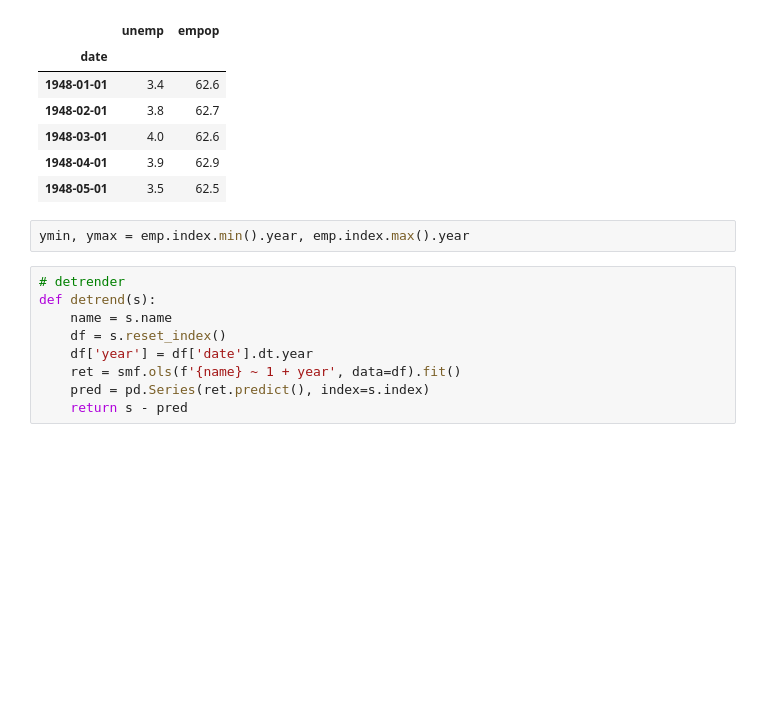
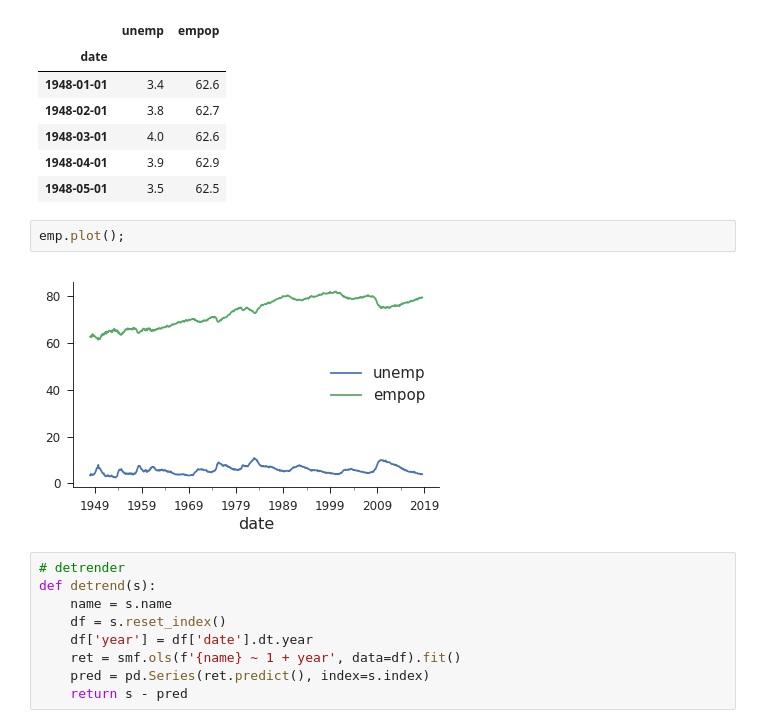
Before and after one commit to iamlemec/data_science, a Jupyter notebook: Session_2.ipynb, the cells around one changed output. Saved outputs shown, nothing was run; the diff lists cells and outputs as text; blank space fills up the shorter version.

```diff
--- a/Session_2.ipynb
+++ b/Session_2.ipynb
@@ -627,8 +713,10 @@ emp.head()
 | 1948-03-01 | 4.0 | 62.6 |
 | 1948-04-01 | 3.9 | 62.9 |
 | 1948-05-01 | 3.5 | 62.5 |
-# %%
-ymin, ymax = emp.index.min().year, emp.index.max().year
+# %%
+emp.plot();
+# %% [output]
+[figure, added]
 # %%
 # detrender
 def detrend(s):
```
Also changed, not shown: parts of 41 cells of this notebook, 2 other files.
